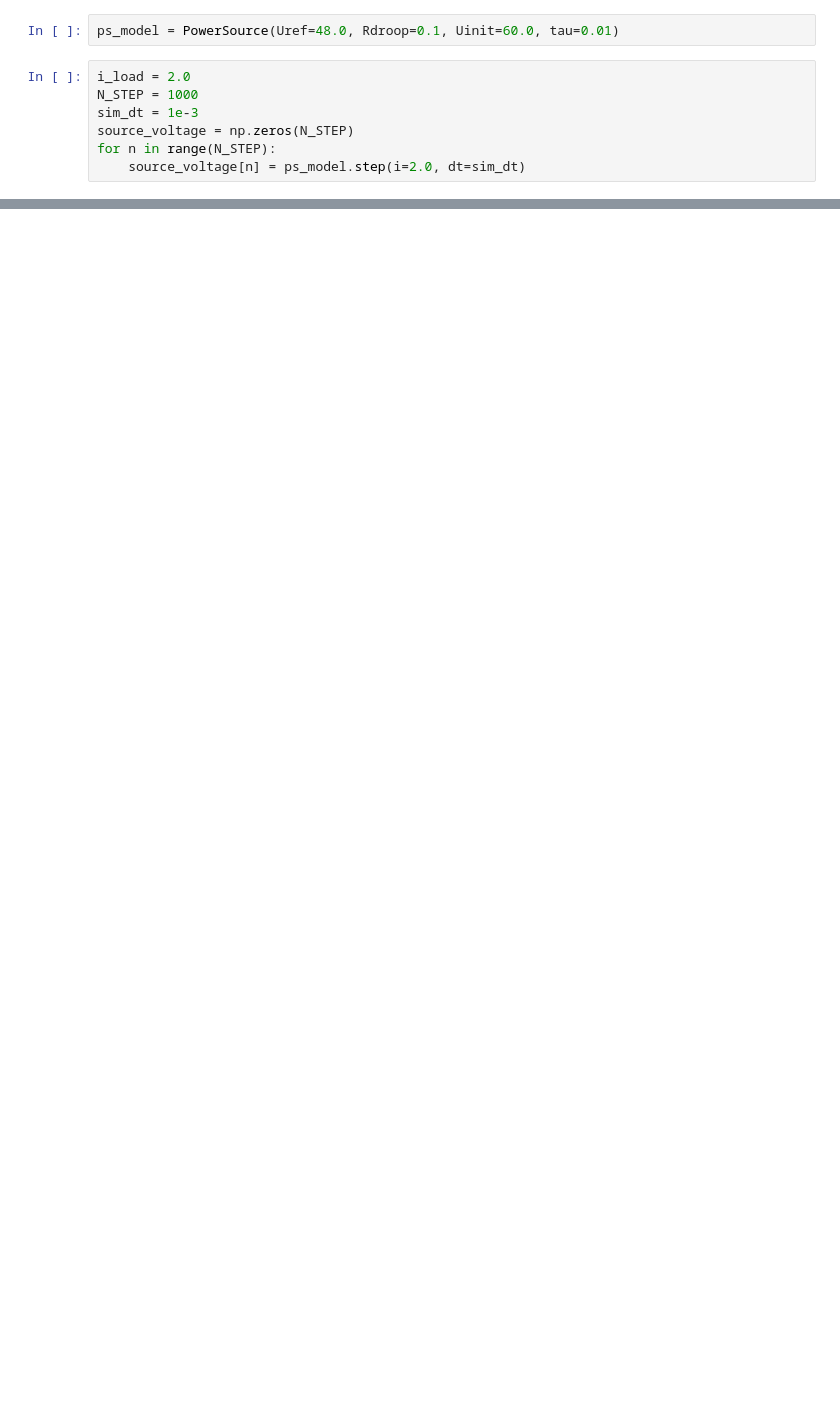
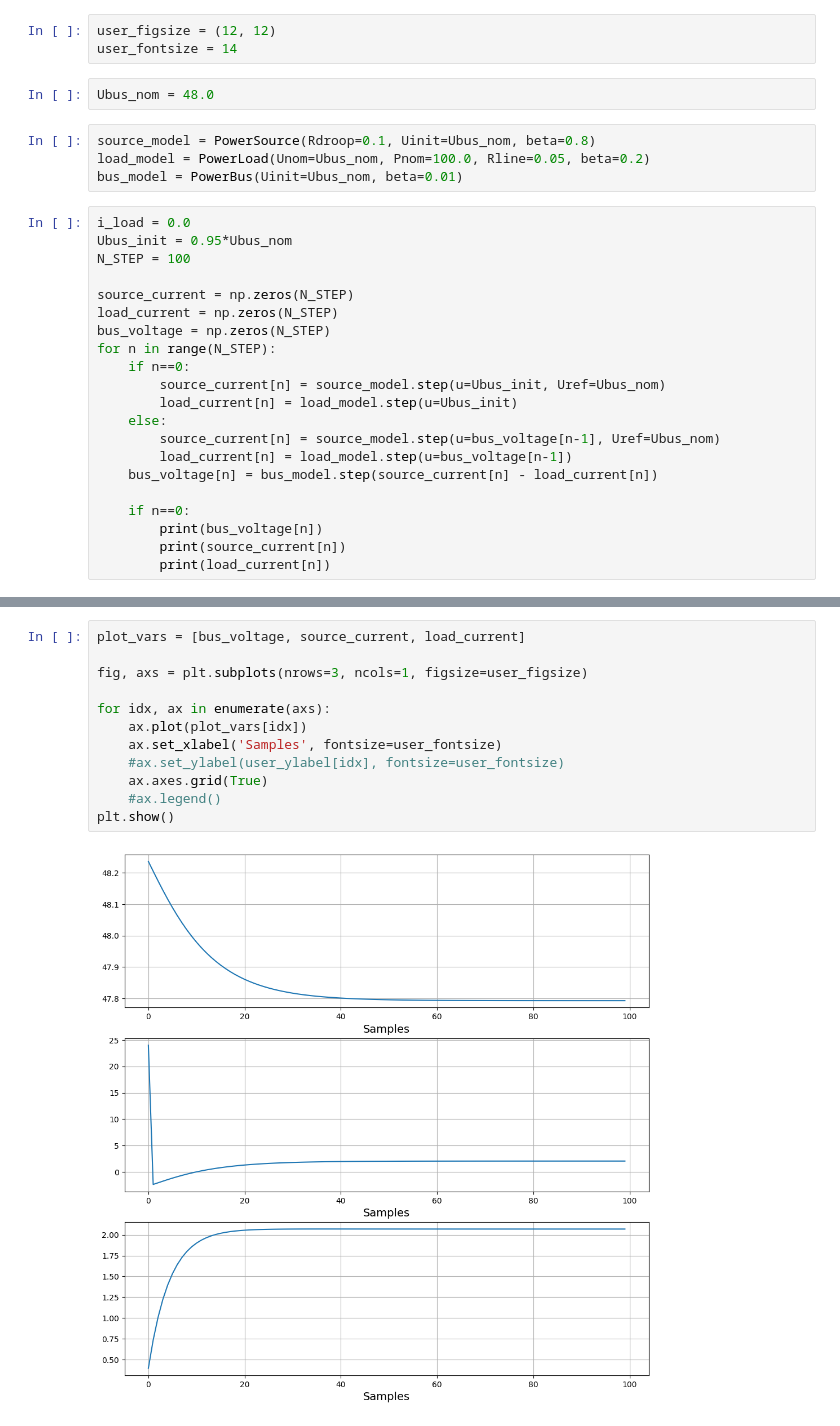
Before and after one commit to romangorbunov91/dc-microgrid, a Jupyter notebook: test_agents.ipynb, the cells around one changed output, grey strips where cells are left out. Cells and saved outputs as stored; diff of their text form; blank space fills up the shorter version.

```diff
--- a/test_agents.ipynb
+++ b/test_agents.ipynb
@@ -4,9 +8,30 @@ from agents import PowerSource
+# %%
+user_figsize = (12, 12)
+user_fontsize = 14
+# %%
+Ubus_nom = 48.0
 # %%
-ps_model = PowerSource(Uref=48.0, Rdroop=0.1, Uinit=60.0, tau=0.01)
+source_model = PowerSource(Rdroop=0.1, Uinit=Ubus_nom, beta=0.8)
+load_model = PowerLoad(Unom=Ubus_nom, Pnom=100.0, Rline=0.05, beta=0.2)
+bus_model = PowerBus(Uinit=Ubus_nom, beta=0.01)
 # %%
-i_load = 2.0
-N_STEP = 1000
-sim_dt = 1e-3
-source_voltage = np.zeros(N_STEP)
+i_load = 0.0
+Ubus_init = 0.95*Ubus_nom
+N_STEP = 100
+
+source_current = np.zeros(N_STEP)
+load_current = np.zeros(N_STEP)
+bus_voltage = np.zeros(N_STEP)
 for n in range(N_STEP):
-    source_voltage[n] = ps_model.step(i=2.0, dt=sim_dt)
+    if n==0:
+        source_current[n] = source_model.step(u=Ubus_init, Uref=Ubus_nom)
+        load_current[n] = load_model.step(u=Ubus_init)
+    else:
+        source_current[n] = source_model.step(u=bus_voltage[n-1], Uref=Ubus_nom)
+        load_current[n] = load_model.step(u=bus_voltage[n-1])
+    bus_voltage[n] = bus_model.step(source_current[n] - load_current[n])
+
+    if n==0:
+        print(bus_voltage[n])
+        print(source_current[n])
+        print(load_current[n])
@@ -32,0 +102,14 @@ print(source_voltage)
+# %%
+plot_vars = [bus_voltage, source_current, load_current]
+
+fig, axs = plt.subplots(nrows=3, ncols=1, figsize=user_figsize)
+
+for idx, ax in enumerate(axs):
+    ax.plot(plot_vars[idx])
+    ax.set_xlabel('Samples', fontsize=user_fontsize)
+    #ax.set_ylabel(user_ylabel[idx], fontsize=user_fontsize)
+    ax.axes.grid(True)
+    #ax.legend()
+plt.show()
+# %% [output]
+[figure, added]
```
Also changed, not shown: parts of 7 cells of this notebook, 1 other file.
